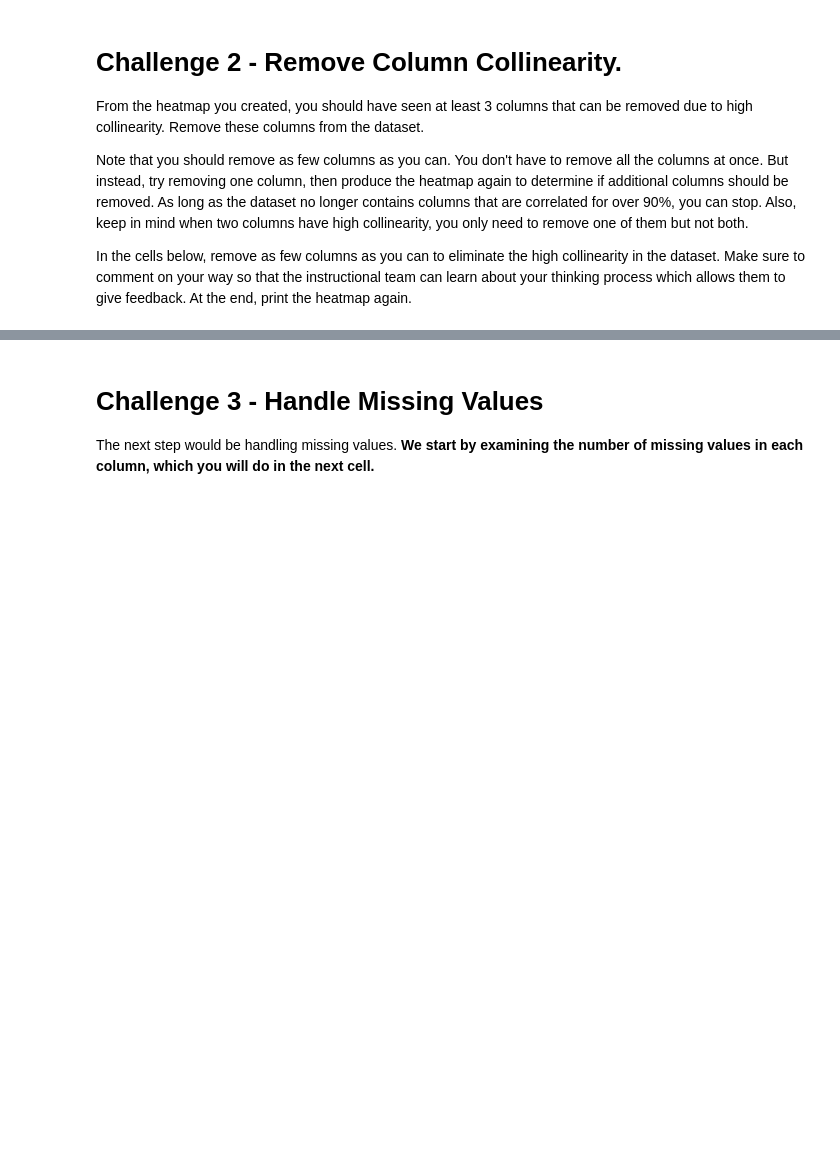
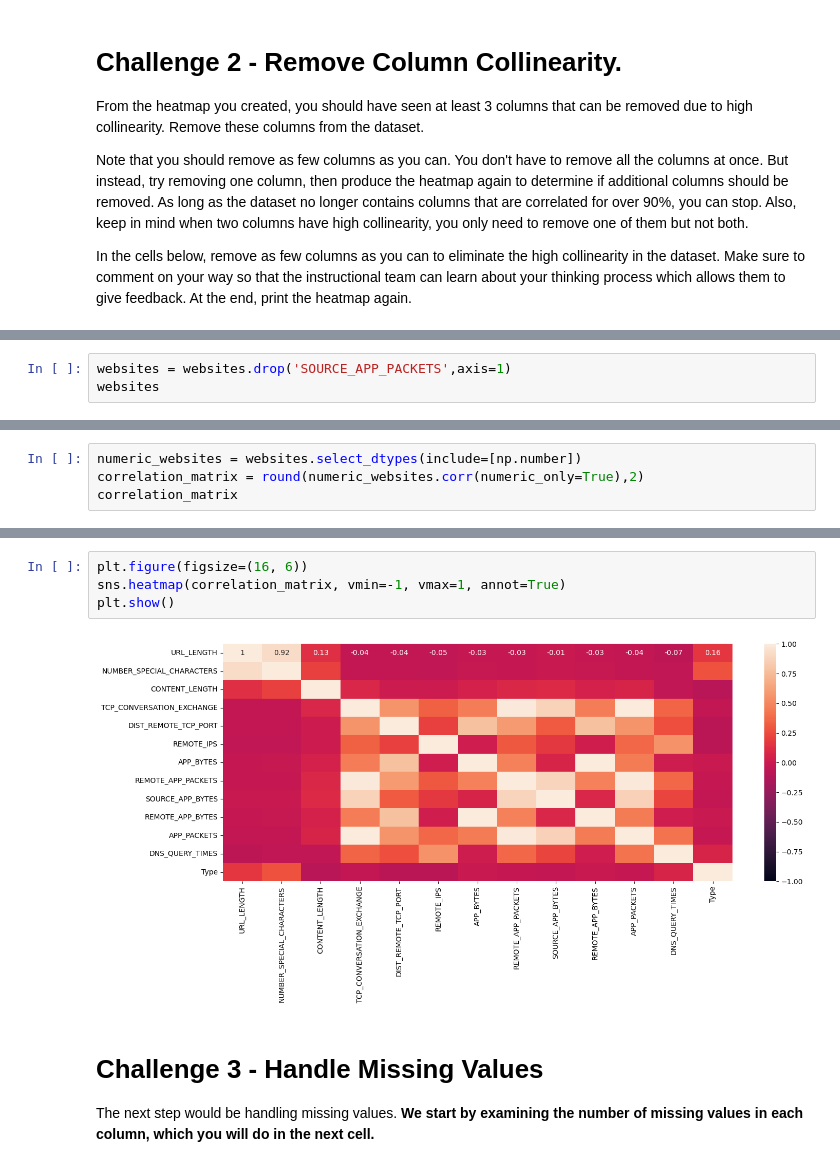
Before and after one commit to castroalberto/dataptmad0923_labs, a Jupyter notebook: module-3/supervised-learning/your-code/main.ipynb, the cells around one changed output, grey strips where cells are left out. Drawn from its saved outputs; the diff is of its cells as text; blank space fills up the shorter version.

```diff
--- a/module-3/supervised-learning/your-code/main.ipynb
+++ b/module-3/supervised-learning/your-code/main.ipynb
@@ -172,0 +170,3 @@ In the cells below, remove as few columns as you can to eliminate the high colli
+# %%
+websites = websites.drop('SOURCE_APP_PACKETS',axis=1)
+websites
@@ -172,0 +187,4 @@ In the cells below, remove as few columns as you can to eliminate the high colli
+# %%
+numeric_websites = websites.select_dtypes(include=[np.number])
+correlation_matrix = round(numeric_websites.corr(numeric_only=True),2)
+correlation_matrix
@@ -173,3 +206,9 @@ In the cells below, remove as few columns as you can to eliminate the high colli
+# %%
+plt.figure(figsize=(16, 6))
+sns.heatmap(correlation_matrix, vmin=-1, vmax=1, annot=True)
+plt.show()
+# %% [output]
+[figure, added]
 # %% [markdown]
 # Challenge 3 - Handle Missing Values
 
```
Also changed, not shown: parts of 9 cells of this notebook.
